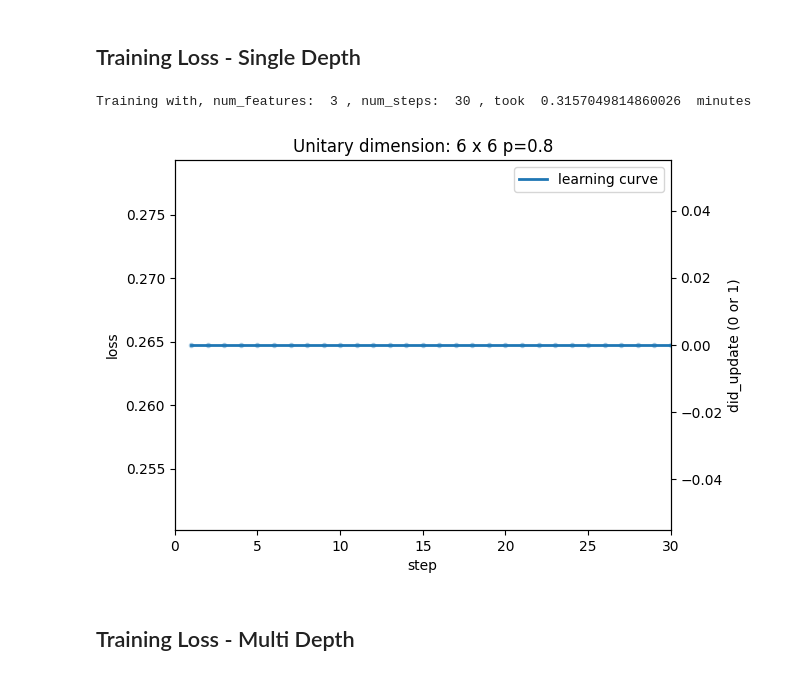
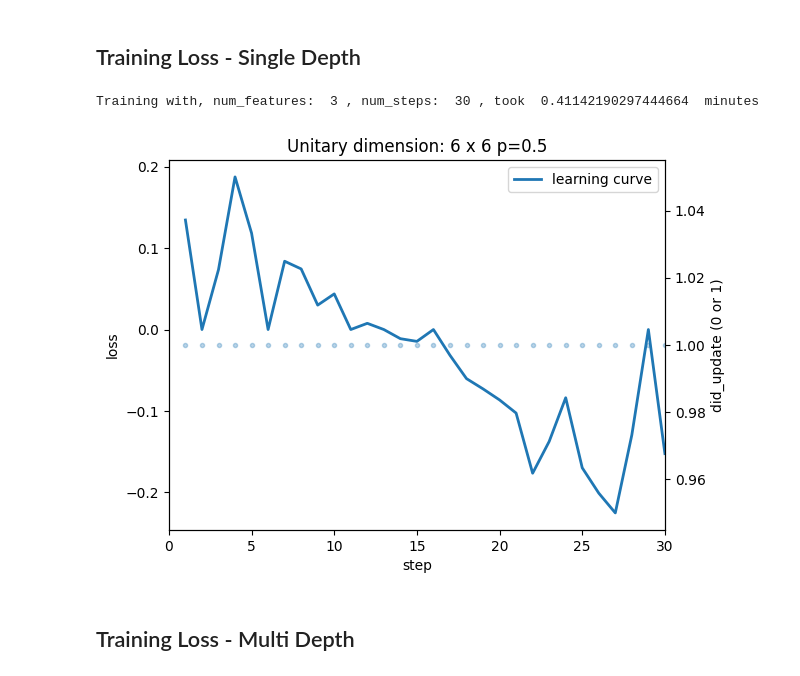
Before and after one commit to 01000111r/photon-net, a Jupyter notebook: main_book.ipynb, the cells around one changed output. Drawn from its saved outputs; the diff is of its cells as text; code cells hidden in the pictures.

Commit message:
better discard + scaling loss

```diff
--- a/main_book.ipynb
+++ b/main_book.ipynb
@@ -20,11 +20,14 @@ g.reupload_freq: int = 3
 # The number of modes in the photonic circuit.
 g.num_modes_circ: int = 10
 
+# The number of layers in the photonic circuit.
+g.depth: int = 10
+
 # The user only needs to modify this FEATURE_SIZE.
 g.num_features= 3
 
 # probability of sucess for each mode
-g.p_suc_inputs = 0.8
+g.p_suc_inputs = 0.5
 
 #intended photon input array - 'full' for all modes, 'n' for n modes, for specify list of positions
 g.input_positions= '3'
@@ -35,6 +38,19 @@ g.aim = 3
 # 0 to not discard, 1 to discard
 g.discard = 0
 
+# Comparison operator used when deciding whether to discard
+# training updates based on the number of photons measured.
+# Possible values: '!=', '<', '<=', '>', '>=', '=='
+g.discard_condition = '!='
+
+# Optional range for photon counts when using discard_condition='range'.
+# Should be a tuple (min_value, max_value). Set to None to disable.
+g.discard_range = None
+
+#switch for the trainable small photon loss scale, 0 - for no scaling, 1 - for scaling
+g.loss_function = 0
+
+
 g.input_config = g.input_config_maker(g.input_positions, g.num_modes_circ, g.p_suc_inputs)
 print(g.input_config)
 
@@ -56,17 +70,22 @@ test_set = pre_p.rescale_data(test_set, min_val = -(g.np.pi)/2, max_val = (g.np.
 ## Training Loss - Single Depth
 # %%
 # Initialize the phases
-init_phases = circ.initialize_phases(10, 2*g.num_features, )
+init_phases = circ.initialize_phases(g.depth, 2*g.num_features, )
 weights_data = g.jnp.ones(shape = [init_phases.shape[0],init_phases.shape[1]])
 # Initialize the carry for Adam.
 master_key = g.jax.random.PRNGKey(2)
 # init = (init_phases, train_set, train_labels, weights_data, 0.0*init_phases, 0.0*init_phases, 0.0*weights_data, 0.0*weights_data, master_key)
+photon_loss_scale = float(1)
+
+# compute the very first loss:
+initial_loss, (n0, key) = loss.loss(init_phases, train_set, train_labels, weights_data, photon_loss_scale, g.input_config, master_key)
 
 
-# compute the very first loss:
-initial_loss, (n0, key) = loss.loss(init_phases, train_set, train_labels, weights_data, g.input_config, master_key)
-
-init_carry = (init_phases, train_set, train_labels, weights_data, 0.0*init_phases, 0.0*init_phases, 0.0*weights_data, 0.0*weights_data, key, initial_loss)
+init_carry = (init_phases, train_set, train_labels, weights_data, photon_loss_scale,
+              0.0*init_phases, 0.0*init_phases,
+              0.0*weights_data, 0.0*weights_data,
+              0.0*photon_loss_scale, 0.0*photon_loss_scale,
+              key, initial_loss)
 
 
 
@@ -78,35 +97,35 @@ print('Training with, num_features: ', g.num_features,
       ', num_steps: ', g.num_steps,
         ', took ', (e-b)/60, ' minutes')
 
 # Loss Before/After on train set + Loss on test set
 trained_phases, trained_weights = carry[0], carry[3]
 steps  = g.np.array(loss_mem[:, 0], dtype=int)
 losses = g.np.array(loss_mem[:, 1], dtype=float)
 updates = g.np.array(update_mem, dtype=int)
 # init_loss = loss.loss(init_phases, train_set, train_labels, weights_data, g.input_config, master_key)
 # train_loss = loss.loss(trained_phases, train_set, train_labels, trained_weights, g.input_config, master_key)
 # test_loss = loss.loss(trained_phases, test_set, test_labels, trained_weights)
 
 # plotting the learning curve
 fig, ax1 = g.plt.subplots()
 ax1.plot(g.np.array(loss_mem[:,0]), g.np.array(loss_mem[:,1]), linewidth=2, label=r"learning curve" )
 ax1.set(xlim = (0,g.num_steps), xlabel="step", ylabel = "loss",)
 ax2 = ax1.twinx()
 ax2.plot(steps, updates, 'o', alpha=0.3, markersize=3, label="did_update")
 ax2.set_ylabel("did_update (0 or 1)")
 # ax.axhline(init_loss, color='r', linestyle='--', label=f"Init train loss = {init_loss:.4f}")
 # ax.axhline(train_loss, color='g', linestyle='--', label=f"Final train loss = {train_loss:.4f}")
 # ax.axhline(test_loss, color='b', linestyle='--', label=f"Test loss = {test_loss:.4f}")
 unitary_shape = trained_phases.shape
 lines, labels = ax1.get_legend_handles_labels()
 lines2, labels2 = ax2.get_legend_handles_labels()
 ax1.legend(lines + lines2, labels + labels2, loc="upper right")
 ax1.set_title(f"Unitary dimension: {2*unitary_shape[1]} x {2*unitary_shape[1]} p={g.p_suc_inputs}")
 ax1.legend()
 g.plt.show()
 # %% [output]
-Training with, num_features:  3 , num_steps:  30 , took  0.3157049814860026  minutes
+Training with, num_features:  3 , num_steps:  30 , took  0.41142190297444664  minutes
-[figure, old version]
+[figure, new version]
 # %% [markdown]
 ## Training Loss - Multi Depth
 # %%
```
Also changed, not shown: parts of 3 cells of this notebook, 5 other files.
